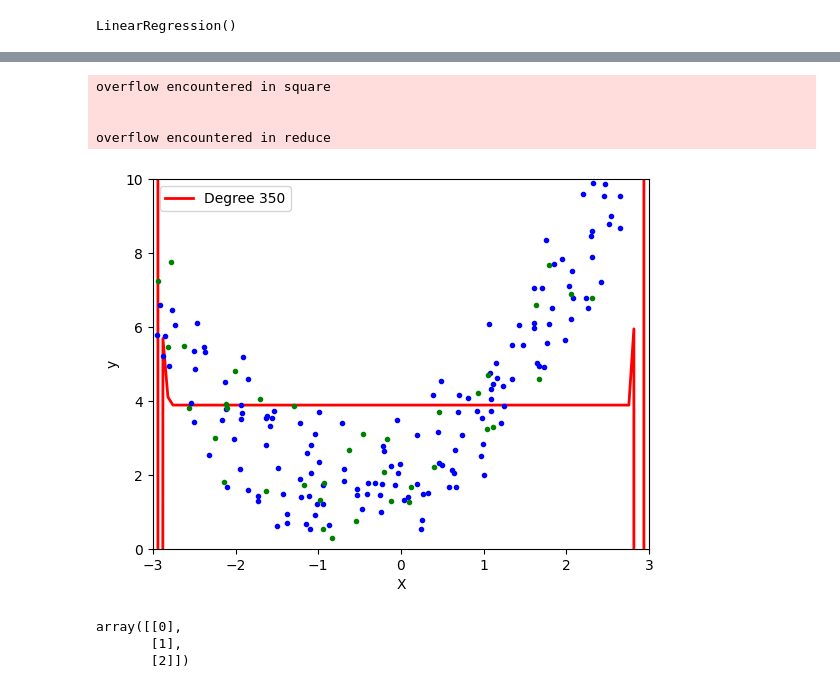
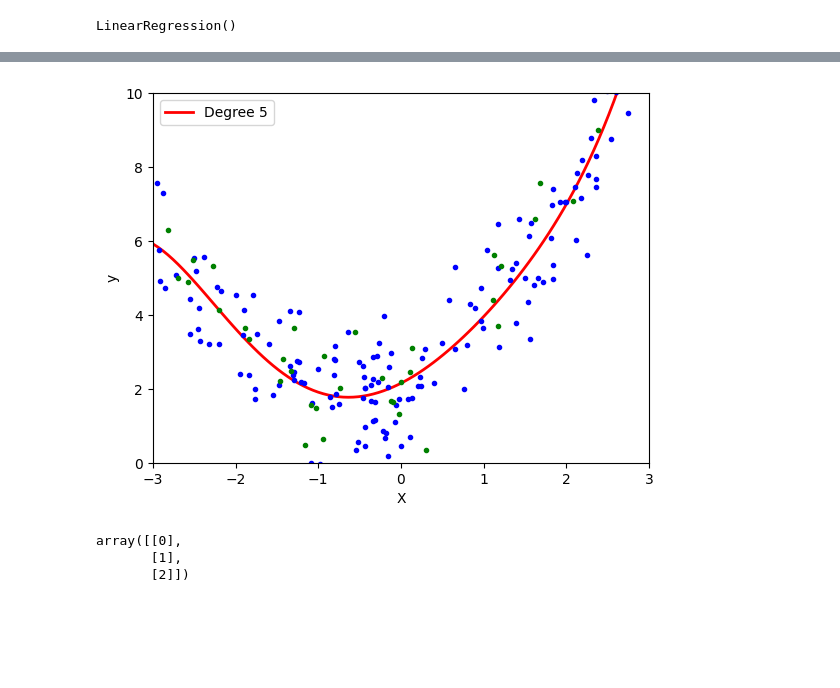
Before and after one commit to ReetamBG/100-Days-of-ML-CampusX, a Jupyter notebook: day53-polynomial-regression/polynomial-regression.ipynb, the cells around one changed output, grey strips where cells are left out. Drawn from its saved outputs; the diff is of its cells as text; code cells hidden in the pictures; blank space fills up the shorter version.

```diff
--- a/day53-polynomial-regression/polynomial-regression.ipynb
+++ b/day53-polynomial-regression/polynomial-regression.ipynb
@@ -117,13 +121,9 @@ def polynomial_regression(degree):
     plt.axis([-3, 3, 0, 10])
     plt.show()
 # %%
-polynomial_regression(350)
+polynomial_regression(5)
 # %% [output]
-overflow encountered in square
-
-
-overflow encountered in reduce
-[figure, old version]
+[figure, new version]
 # %%
 poly.powers_
 # %% [output]
```
Also changed, not shown: parts of 21 cells of this notebook, 19 other files.
